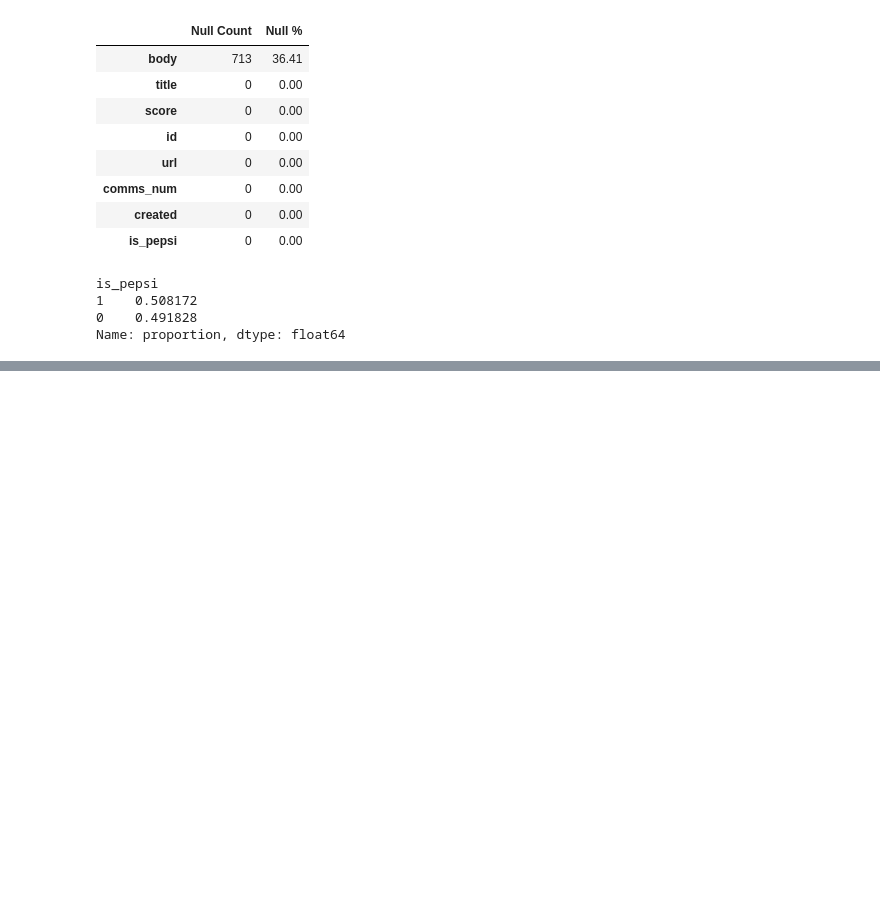
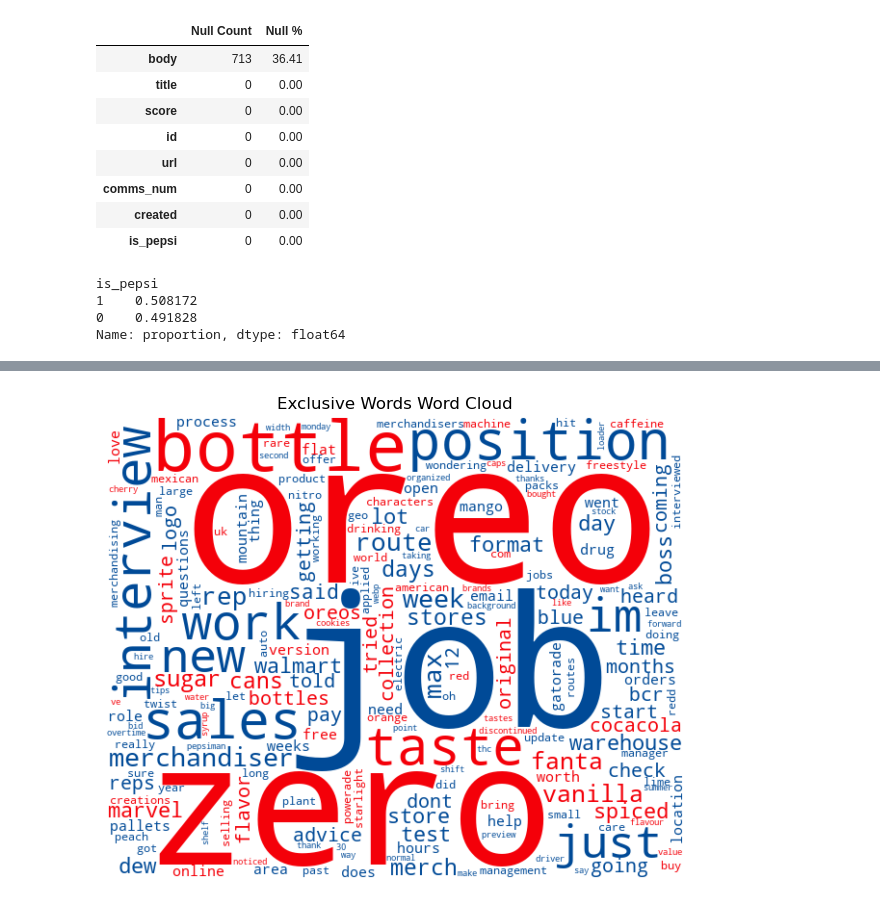
Before and after one commit to auttwitter/DSI-04, a Jupyter notebook: projects/project_3/code/01_EDA.ipynb, the cells around one changed output, grey strips where cells are left out. Saved outputs shown, nothing was run; the diff lists cells and outputs as text; code cells hidden in the pictures; blank space fills up the shorter version.

```diff
--- a/projects/project_3/code/01_EDA.ipynb
+++ b/projects/project_3/code/01_EDA.ipynb
@@ -534,0 +272,30 @@ len(misclassified_indices)
+# %%
+word_diff = df_X_pc.iloc[1] - df_X_pc.iloc[0]           # The difference frequency between pepsi and coca-cola
+word_diff_abs = word_diff.abs()                         # Get Absolute for word cloud
+word_diff_dict = word_diff_abs.to_dict()                # Dictionary for word cloud
+
+def color_func(word, **kwargs):
+    diff = word_diff_dict.get(word, 0)
+    original_diff = word_diff.get(word, 0)
+
+    if original_diff > 0:
+        return pc_colors[1]                             # Blue if the word frequency in Pepsi is higher than in Coca-Cola
+    elif original_diff < 0:
+        return pc_colors[0]                             # Red if the word frequency in Coca-Cola is higher than in Pepsi
+    else:
+        return 'gray'                                   # Otherwise
+
+# Create the word cloud from the frequency differences
+wordcloud = WordCloud(width = 600
+                      , height = 480
+                      , background_color='white'
+                      , color_func = color_func).generate_from_frequencies(word_diff_dict)
+
+# Plot the word cloud
+plt.figure(figsize=(10, 6))
+plt.imshow(wordcloud, interpolation='bilinear')
+plt.axis('off')
+plt.title('Exclusive Words Word Cloud')
+plt.show()
+# %% [output]
+[figure, added]
```
Also changed, not shown: parts of 45 cells of this notebook.
